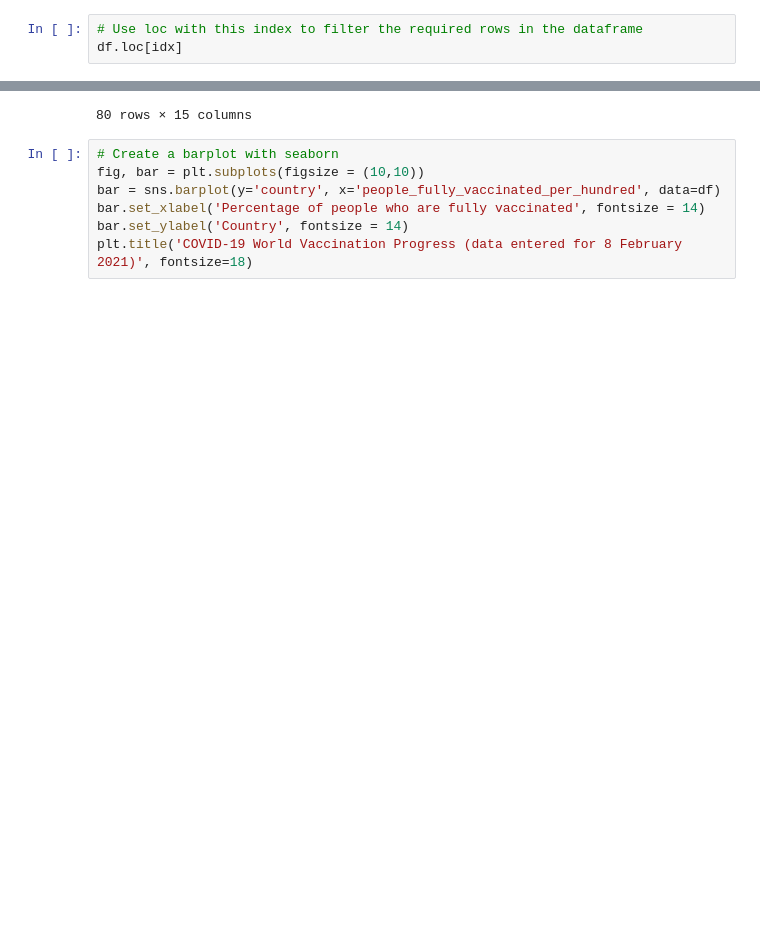
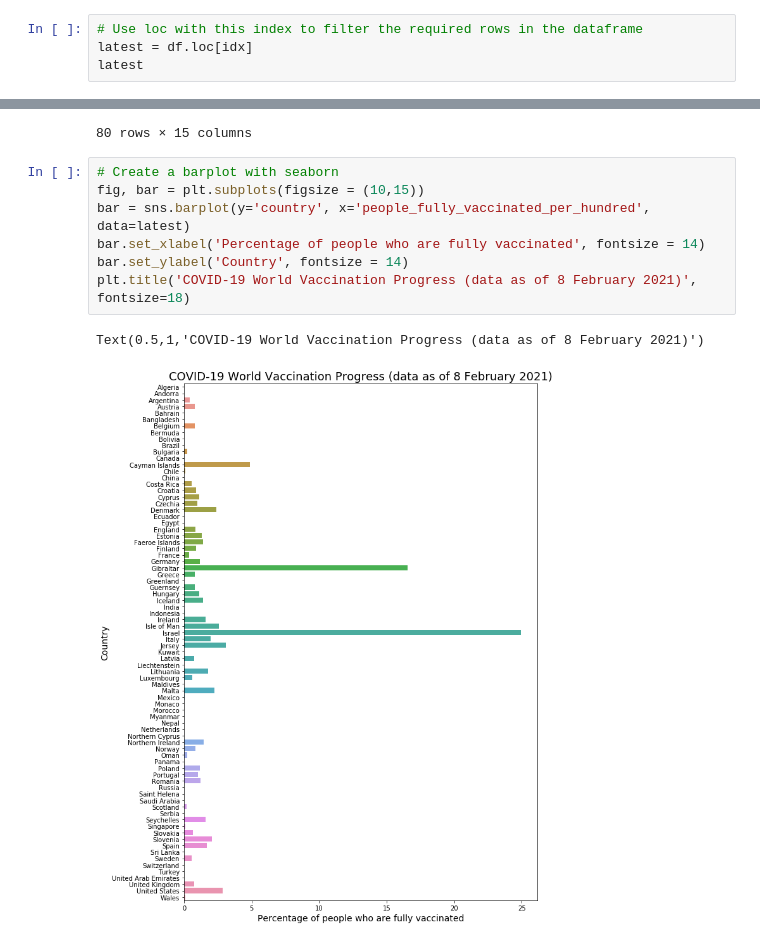
Before and after one commit to verku/pydata-book, a Jupyter notebook: ch09_additional_plots.ipynb, the cells around one changed output, grey strips where cells are left out. Saved outputs shown, nothing was run; the diff lists cells and outputs as text; blank space fills up the shorter version.

Commit message:
Update final plot

```diff
--- a/ch09_additional_plots.ipynb
+++ b/ch09_additional_plots.ipynb
@@ -69,7 +69,8 @@ Bahrain      129
 Name: date, dtype: int64
 # %%
 # Use loc with this index to filter the required rows in the dataframe
-df.loc[idx]
+latest = df.loc[idx]
+latest
 # %% [output]
 |  | country | iso_code | date | total_vaccinations | people_vaccinated | people_fully_vaccinated | ... |
 | 1 | Algeria | DZA | 2021-01-30 | 30.0 | NaN | NaN | ... |
@@ -91,8 +92,11 @@ df.loc[idx]
 80 rows × 15 columns
 # %%
 # Create a barplot with seaborn
-fig, bar = plt.subplots(figsize = (10,10))
-bar = sns.barplot(y='country', x='people_fully_vaccinated_per_hundred', data=df)
+fig, bar = plt.subplots(figsize = (10,15))
+bar = sns.barplot(y='country', x='people_fully_vaccinated_per_hundred', data=latest)
 bar.set_xlabel('Percentage of people who are fully vaccinated', fontsize = 14)
 bar.set_ylabel('Country', fontsize = 14)
-plt.title('COVID-19 World Vaccination Progress (data entered for 8 February 2021)', fontsize=18)
+plt.title('COVID-19 World Vaccination Progress (data as of 8 February 2021)', fontsize=18)
+# %% [output]
+Text(0.5,1,'COVID-19 World Vaccination Progress (data as of 8 February 2021)')
+[figure, added]
```
